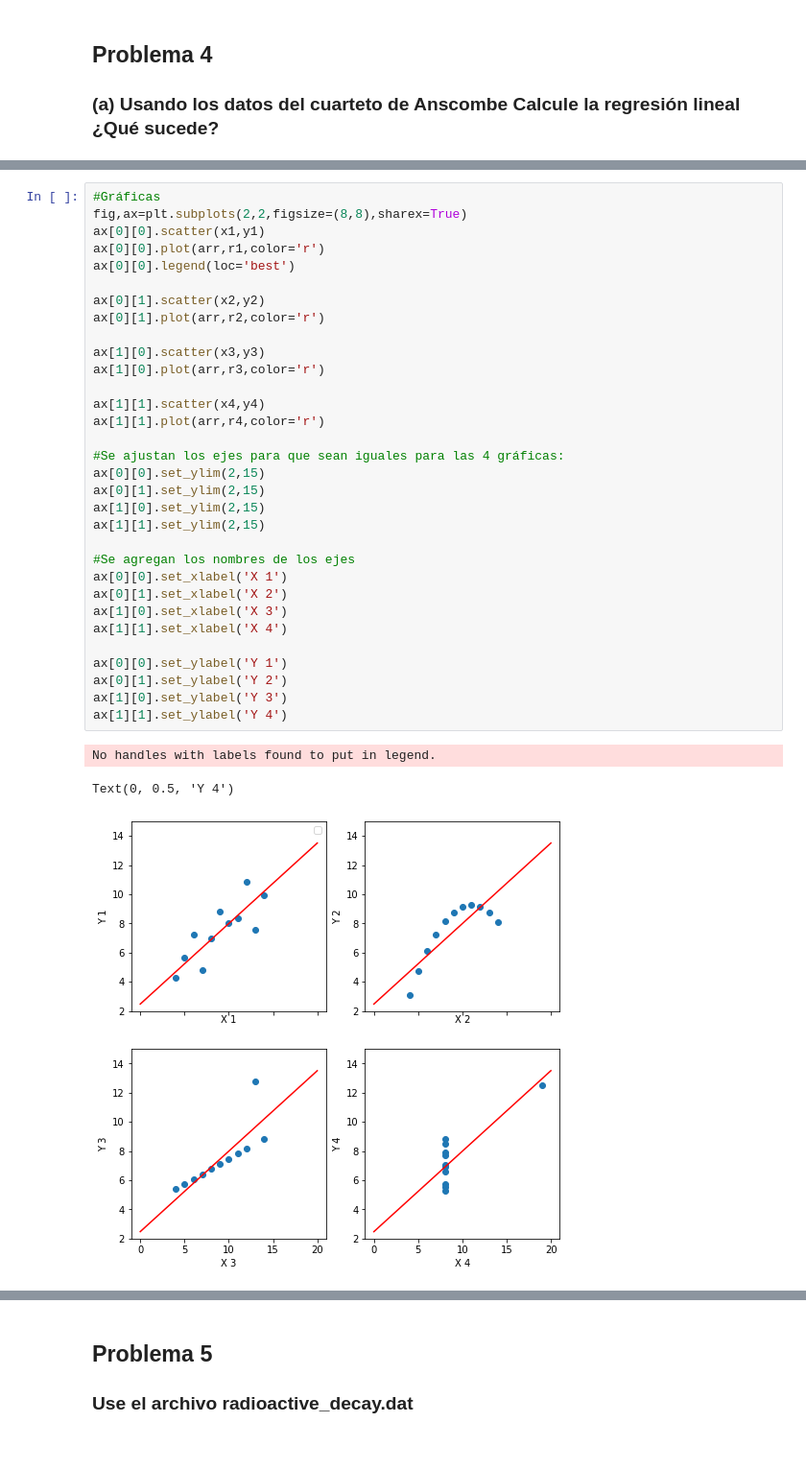
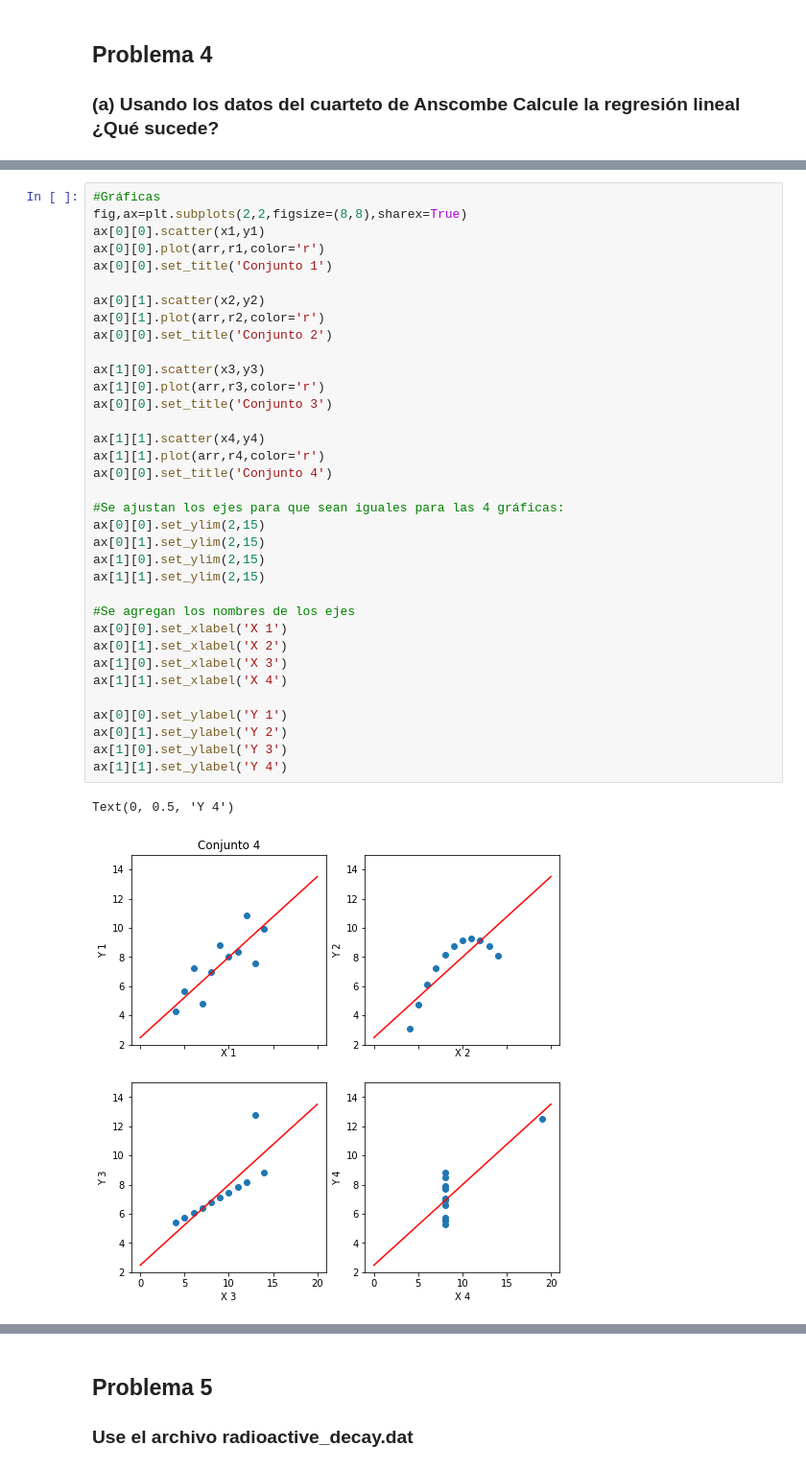
Before and after one commit to jesusigarmor/Matematicas-computacionales-fall2020, a Jupyter notebook: alumnos/anacris2802/Tarea2.ipynb, the cells around one changed output, grey strips where cells are left out. Shown at 96% size. Saved outputs shown, nothing was run; the diff lists cells and outputs as text.

```diff
--- a/alumnos/anacris2802/Tarea2.ipynb
+++ b/alumnos/anacris2802/Tarea2.ipynb
@@ -354,35 +413,37 @@ r4=2.47399996+0.55216439*arr
 fig,ax=plt.subplots(2,2,figsize=(8,8),sharex=True)
 ax[0][0].scatter(x1,y1)
 ax[0][0].plot(arr,r1,color='r')
-ax[0][0].legend(loc='best')
+ax[0][0].set_title('Conjunto 1')
 
 ax[0][1].scatter(x2,y2)
 ax[0][1].plot(arr,r2,color='r')
+ax[0][0].set_title('Conjunto 2')
 
 ax[1][0].scatter(x3,y3)
 ax[1][0].plot(arr,r3,color='r')
+ax[0][0].set_title('Conjunto 3')
 
 ax[1][1].scatter(x4,y4)
 ax[1][1].plot(arr,r4,color='r')
+ax[0][0].set_title('Conjunto 4')
 
 #Se ajustan los ejes para que sean iguales para las 4 gráficas:
 ax[0][0].set_ylim(2,15)
 ax[0][1].set_ylim(2,15)
 ax[1][0].set_ylim(2,15)
 ax[1][1].set_ylim(2,15)
 
 #Se agregan los nombres de los ejes
 ax[0][0].set_xlabel('X 1')
 ax[0][1].set_xlabel('X 2')
 ax[1][0].set_xlabel('X 3')
 ax[1][1].set_xlabel('X 4')
 
 ax[0][0].set_ylabel('Y 1')
 ax[0][1].set_ylabel('Y 2')
 ax[1][0].set_ylabel('Y 3')
 ax[1][1].set_ylabel('Y 4')
 # %% [output]
-No handles with labels found to put in legend.
+Text(0, 0.5, 'Y 4')
-Text(0, 0.5, 'Y 4')
-[figure, old version]
+[figure, new version]
 # %%
```
Also changed, not shown: parts of 41 cells of this notebook, 1 other file.
